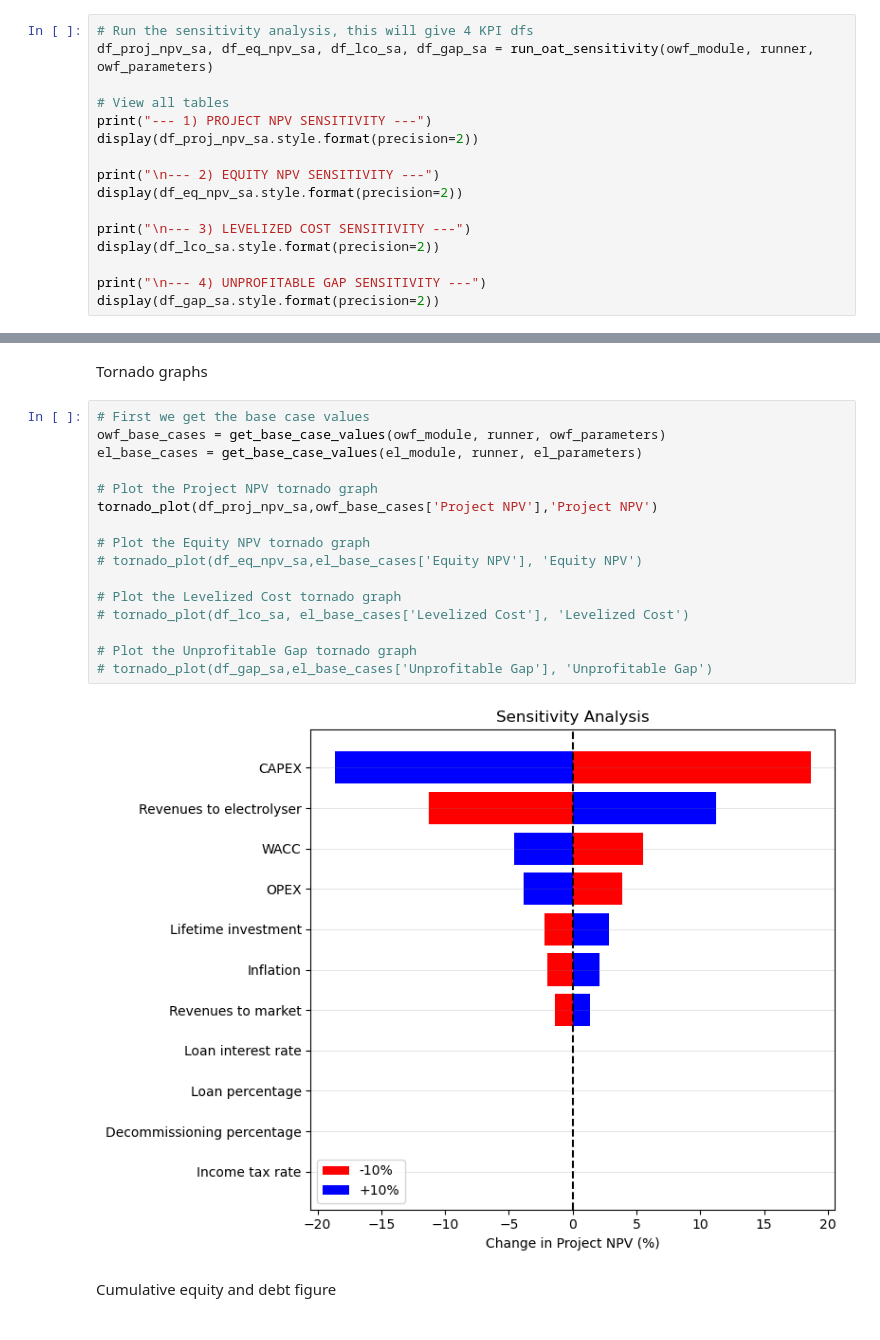
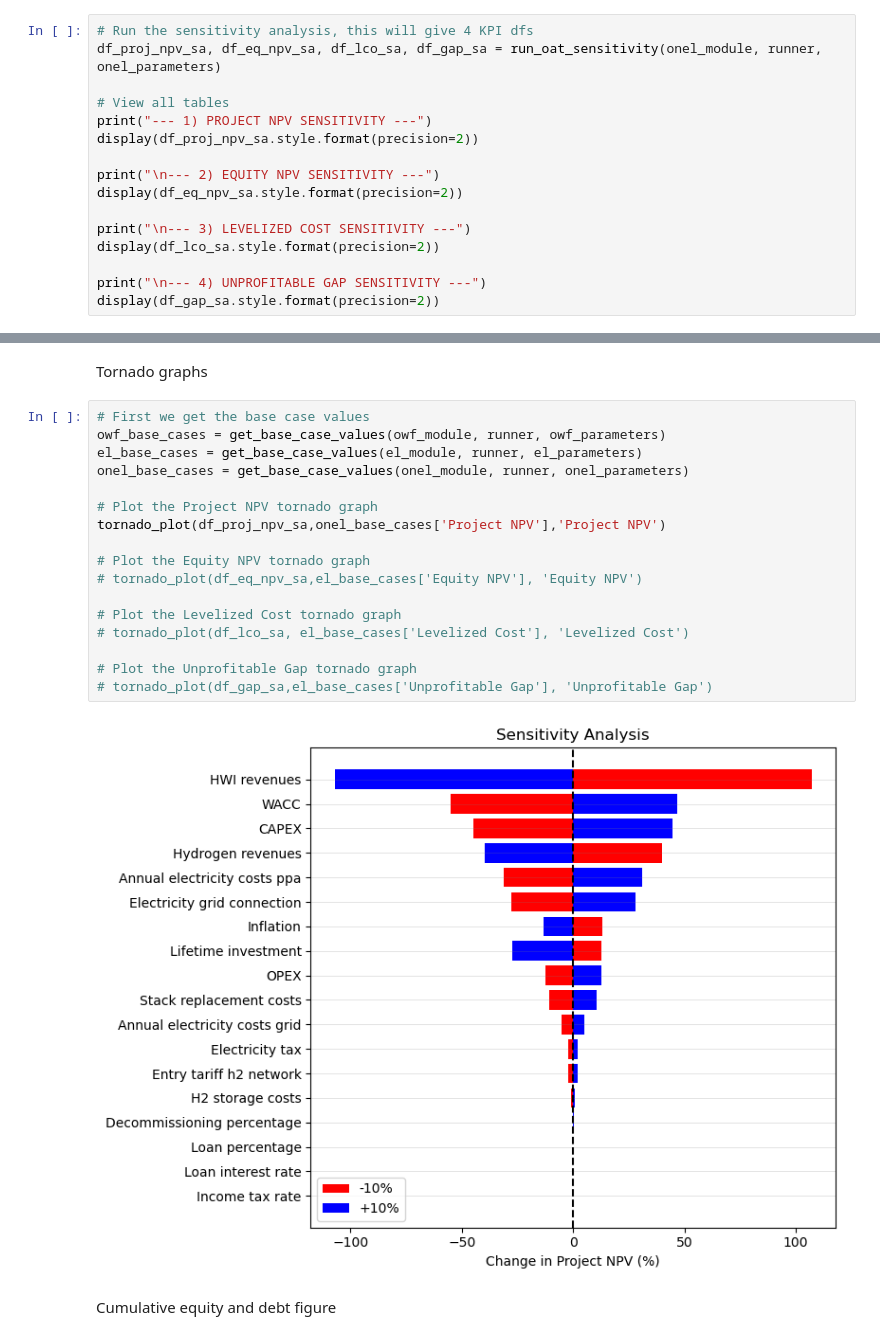
Before and after one commit to DinaBoer/NSE6, a Jupyter notebook: analysis_sensitivity_scenarios.ipynb, the cells around one changed output, grey strips where cells are left out. Drawn from its saved outputs; the diff is of its cells as text.

```diff
--- a/analysis_sensitivity_scenarios.ipynb
+++ b/analysis_sensitivity_scenarios.ipynb
@@ -19,7 +27,7 @@ from analysis.scenario_analysis import run_levelized_breakdown_scenarios, plot_s
 **Sensitivity analysis**
 # %%
 # Run the sensitivity analysis, this will give 4 KPI dfs
-df_proj_npv_sa, df_eq_npv_sa, df_lco_sa, df_gap_sa = run_oat_sensitivity(owf_module, runner, owf_parameters)
+df_proj_npv_sa, df_eq_npv_sa, df_lco_sa, df_gap_sa = run_oat_sensitivity(onel_module, runner, onel_parameters)
 
 # View all tables
 print("--- 1) PROJECT NPV SENSITIVITY ---")
@@ -95,21 +123,22 @@ Tornado graphs
 # %%
 # First we get the base case values
 owf_base_cases = get_base_case_values(owf_module, runner, owf_parameters)
 el_base_cases = get_base_case_values(el_module, runner, el_parameters)
+onel_base_cases = get_base_case_values(onel_module, runner, onel_parameters)
 
 # Plot the Project NPV tornado graph
-tornado_plot(df_proj_npv_sa,owf_base_cases['Project NPV'],'Project NPV')
+tornado_plot(df_proj_npv_sa,onel_base_cases['Project NPV'],'Project NPV')
 
 # Plot the Equity NPV tornado graph
 # tornado_plot(df_eq_npv_sa,el_base_cases['Equity NPV'], 'Equity NPV')
 
 # Plot the Levelized Cost tornado graph
 # tornado_plot(df_lco_sa, el_base_cases['Levelized Cost'], 'Levelized Cost')
 
 # Plot the Unprofitable Gap tornado graph
 # tornado_plot(df_gap_sa,el_base_cases['Unprofitable Gap'], 'Unprofitable Gap')
 # %% [output]
-[figure, old version]
+[figure, new version]
 # %% [markdown]
 Cumulative equity and debt figure
 # %%
```
Also changed, not shown: parts of 6 cells of this notebook, 7 other files.
